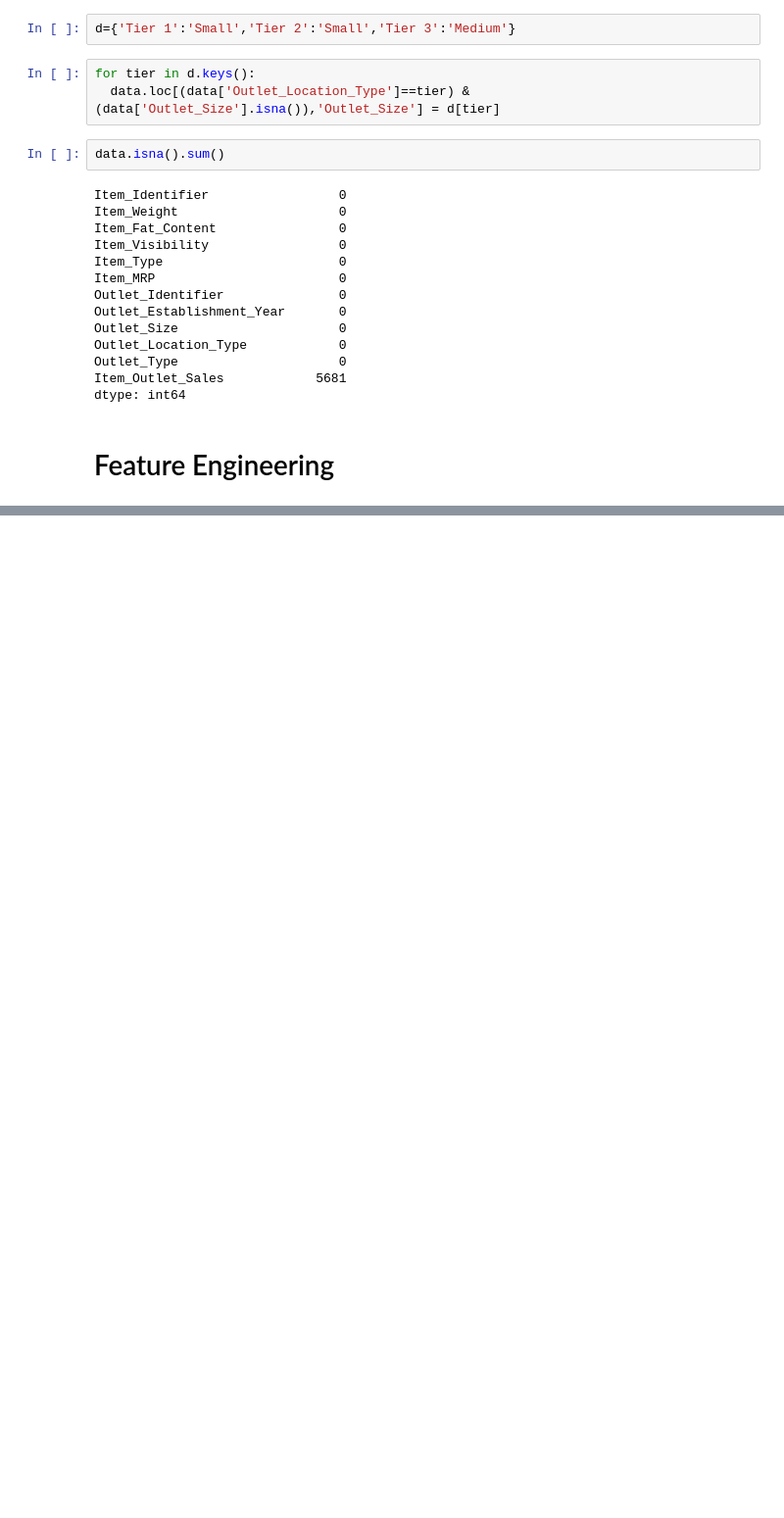
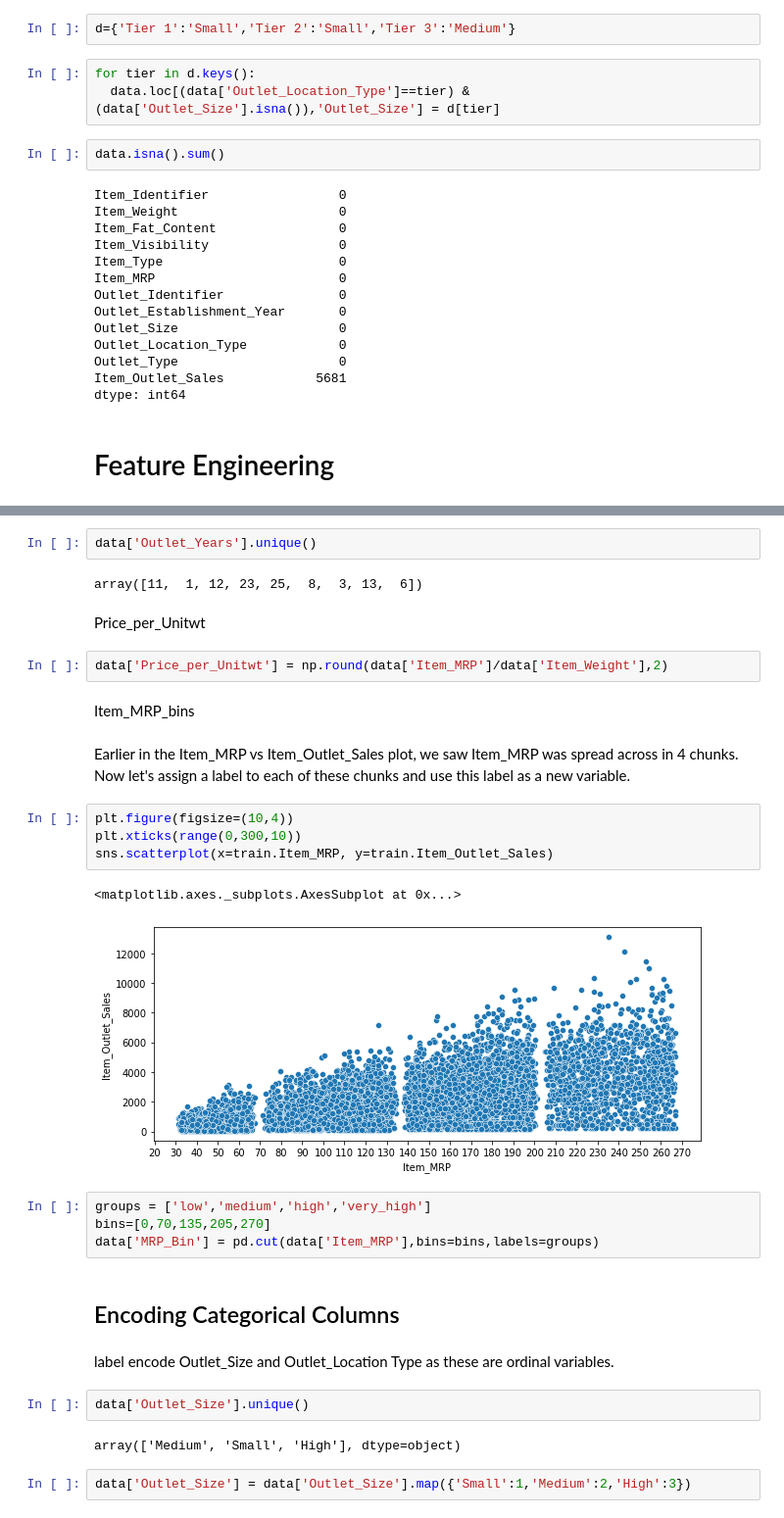
Before and after one commit to sathishrouthu/BigMart-Sales_Prediction, a Jupyter notebook: EDA-BigMart Sales.ipynb, the cells around one changed output, grey strips where cells are left out. Shown: that part at 98% size. Cells and saved outputs as stored; diff of their text form; blank space fills up the shorter version.

```diff
--- a/EDA-BigMart Sales.ipynb
+++ b/EDA-BigMart Sales.ipynb
@@ -411,0 +432,33 @@ dtype: int64
+# %%
+data['Outlet_Years'].unique()
+# %% [output]
+array([11,  1, 12, 23, 25,  8,  3, 13,  6])
+# %% [markdown]
+Price_per_Unitwt
+# %%
+data['Price_per_Unitwt'] = np.round(data['Item_MRP']/data['Item_Weight'],2)
+# %% [markdown]
+Item_MRP_bins
+# %% [markdown]
+Earlier in the Item_MRP vs Item_Outlet_Sales plot, we saw Item_MRP was spread across in 4 chunks. Now let's assign a label to each of these chunks and use this label as a new variable.
+# %%
+plt.figure(figsize=(10,4))
+plt.xticks(range(0,300,10))
+sns.scatterplot(x=train.Item_MRP, y=train.Item_Outlet_Sales)
+# %% [output]
+<matplotlib.axes._subplots.AxesSubplot at 0x...>
+[figure, added]
+# %%
+groups = ['low','medium','high','very_high']
+bins=[0,70,135,205,270]
+data['MRP_Bin'] = pd.cut(data['Item_MRP'],bins=bins,labels=groups)
+# %% [markdown]
+## Encoding Categorical Columns
+# %% [markdown]
+label encode Outlet_Size and Outlet_Location Type as these are ordinal variables.
+# %%
+data['Outlet_Size'].unique()
+# %% [output]
+array(['Medium', 'Small', 'High'], dtype=object)
+# %%
+data['Outlet_Size'] = data['Outlet_Size'].map({'Small':1,'Medium':2,'High':3})
```
Also changed, not shown: parts of 20 cells of this notebook.
